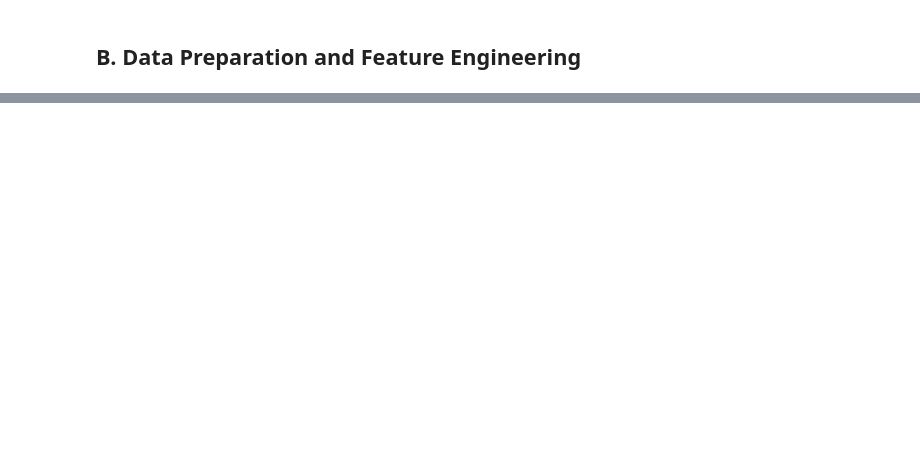
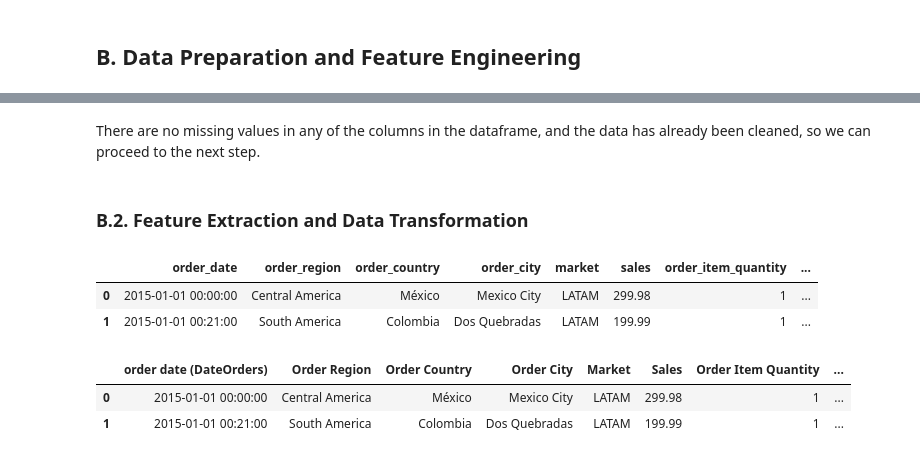
Before and after one commit to datawithalvin/pacmann-business-analytics, a Jupyter notebook: notebooks/data-exploration.ipynb, the cells around one changed output, grey strips where cells are left out. Drawn from its saved outputs; the diff is of its cells as text; code cells hidden in the pictures; blank space fills up the shorter version.

```diff
--- a/notebooks/data-exploration.ipynb
+++ b/notebooks/data-exploration.ipynb
@@ -415,0 +413,29 @@ This visualization highlights the average sales by shipping mode and delivery st
+# %% [markdown]
+There are no missing values in any of the columns in the dataframe, and the data has already been cleaned, so we can proceed to the next step.
+# %% [markdown]
+### B.2. Feature Extraction and Data Transformation
+# %%
+# Rename all the columns into more readable format (snake_case)
+selected_df.columns = [
+    'order_date', 'order_region', 'order_country', 'order_city', 'market', 'sales', 'order_item_quantity',
+    'shipping_date', 'days_for_shipping_real', 'days_for_shipment_scheduled', 'category_name',
+    'delivery_status', 'late_delivery_risk', 'shipping_mode', 'sales_per_item'
+]
+
+# Preview the updated column names
+display(selected_df.head(2))
+# %% [output]
+|  | order_date | order_region | order_country | order_city | market | sales | order_item_quantity | ... |
+| 0 | 2015-01-01 00:00:00 | Central America | México | Mexico City | LATAM | 299.98 | 1 | ... |
+| 1 | 2015-01-01 00:21:00 | South America | Colombia | Dos Quebradas | LATAM | 199.99 | 1 | ... |
+# %%
+selected_df = selected_df.reset_index()
+
+# Calculate the sales per item by dividing 'Sales' by 'Order Item Quantity'
+selected_df['Sales_per_Item'] = selected_df['Sales'] / selected_df['Order Item Quantity']
+
+selected_df.head(2)
+# %% [output]
+|  | order date (DateOrders) | Order Region | Order Country | Order City | Market | Sales | Order Item Quantity | ... |
+| 0 | 2015-01-01 00:00:00 | Central America | México | Mexico City | LATAM | 299.98 | 1 | ... |
+| 1 | 2015-01-01 00:21:00 | South America | Colombia | Dos Quebradas | LATAM | 199.99 | 1 | ... |
```
Also changed, not shown: parts of 21 cells of this notebook.
